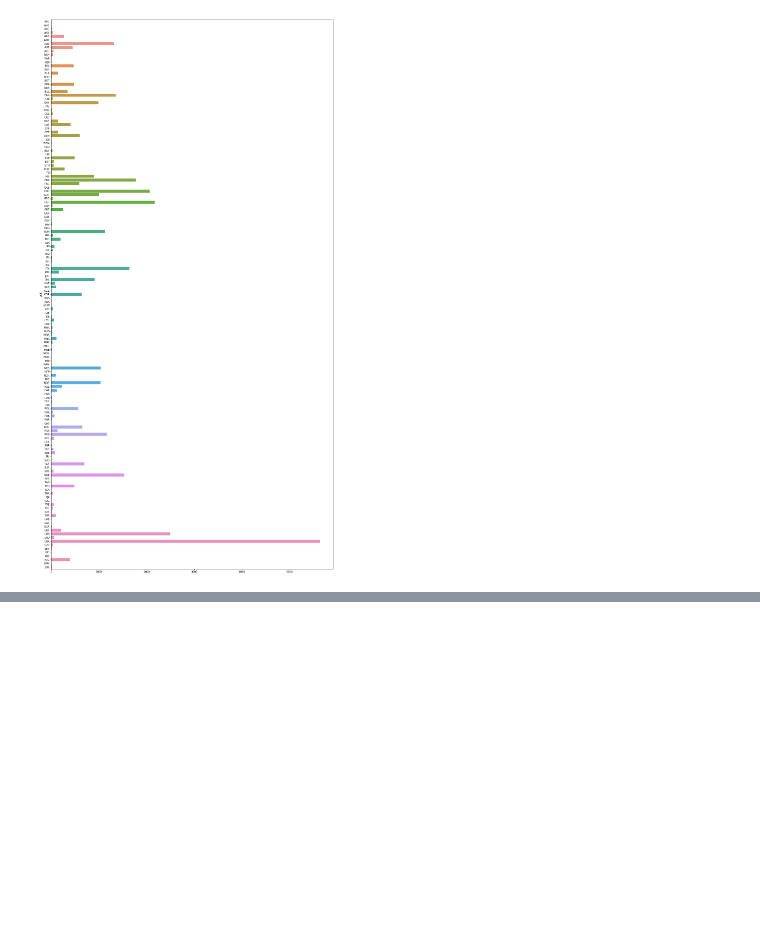
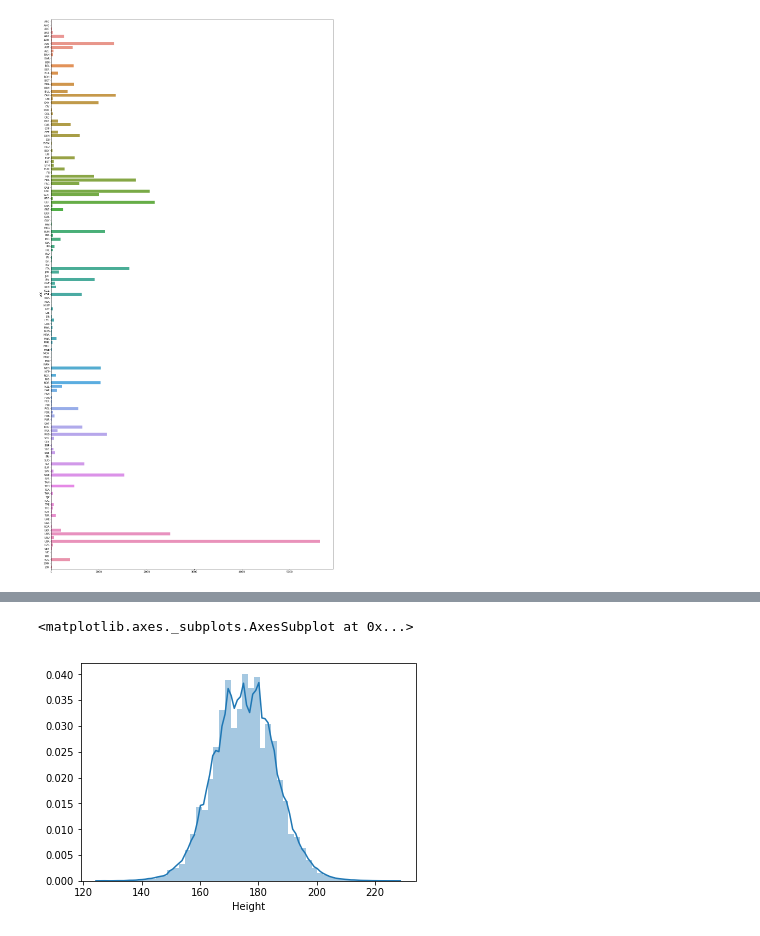
Before and after one commit to nauman-chaudhary/OlympicsDataExploration, a Jupyter notebook: Olympics_Data_Exploration.ipynb, the cells around one changed output, grey strips where cells are left out. Saved outputs shown, nothing was run; the diff lists cells and outputs as text; code cells hidden in the pictures; blank space fills up the shorter version.

```diff
--- a/Olympics_Data_Exploration.ipynb
+++ b/Olympics_Data_Exploration.ipynb
@@ -107,0 +146,6 @@ print ('done')
+# %%
+#Distribution of Height
+sns.distplot(data['Height'].dropna())
+# %% [output]
+<matplotlib.axes._subplots.AxesSubplot at 0x...>
+[figure, added]
```
Also changed, not shown: parts of 20 cells of this notebook, 2 other files.
